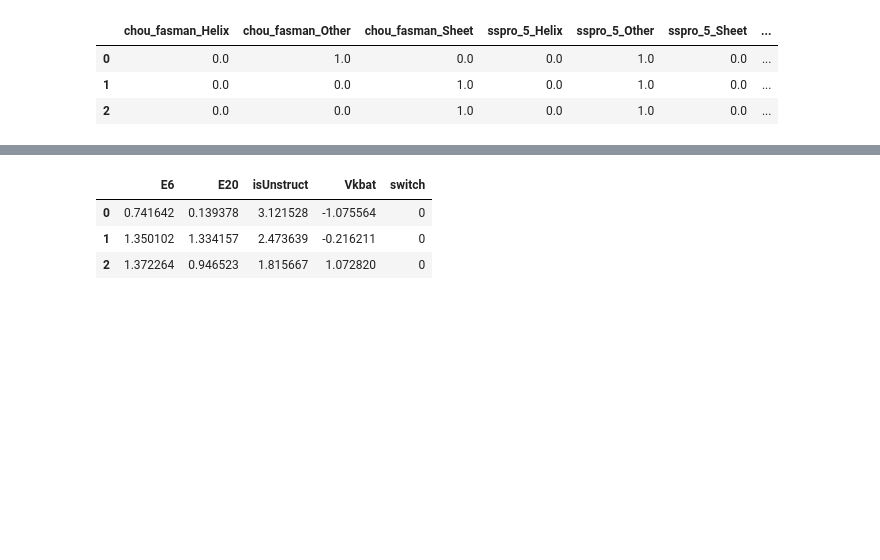
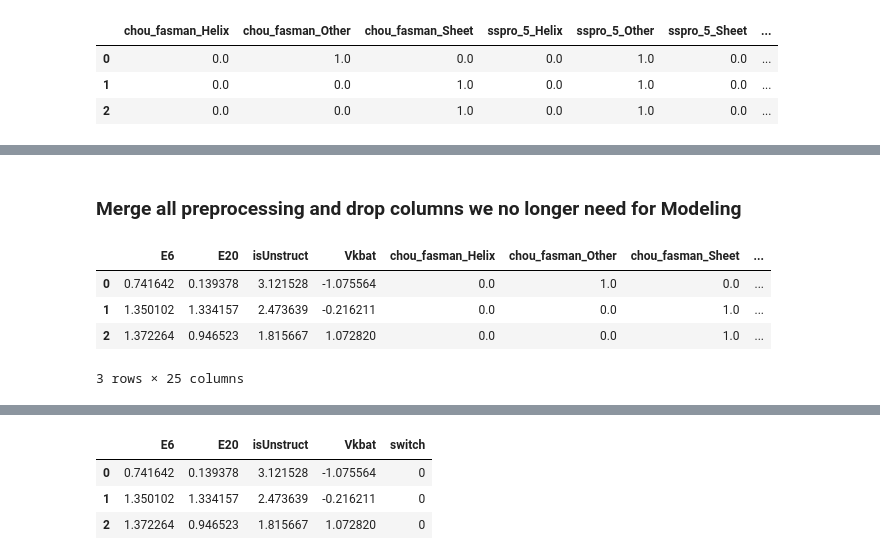
Before and after one commit to cristopher-d-delgado/research-LustigGroup-SJSU, a Jupyter notebook: modeling.ipynb, the cells around one changed output, grey strips where cells are left out. Saved outputs shown, nothing was run; the diff lists cells and outputs as text; code cells hidden in the pictures; blank space fills up the shorter version.

Commit message:
merged pre-processed data

```diff
--- a/modeling.ipynb
+++ b/modeling.ipynb
@@ -239,0 +242,13 @@ ohe_df.head(3)
+# %%
+# Initialize Ordinal encoder
+ord = OrdinalEncoder()
+
+# Encode Ordinal data which is Residue
+ord_features_array = ord.fit_transform(data2[["Residue"]])
+
+# View result
+print(ord_features_array)
+print(len(ord_features_array))
+
+feature_labels_ord = ord.categories_
+print(feature_labels_ord)
@@ -239,0 +266,3 @@ ohe_df.head(3)
+# %%
+feature_labels_ord = ord.get_feature_names_out(['Residue'])
+print(feature_labels_ord)
@@ -239,0 +271,3 @@ ohe_df.head(3)
+# %%
+ord_df = pd.DataFrame(ord_features_array, columns=feature_labels_ord, index=data2.index)
+ord_df.head(3)
@@ -239,0 +279,11 @@ ohe_df.head(3)
+# %%
+### Another oridinal column is the # of Homologues. Its already in numeric format we just need to scale it.
+ord_data = pd.concat([ord_df, data2["# homologues"]], axis=1)
+print(ord_data.isnull().sum())
+
+# Scale ordinal data
+ord_standard = scaler.fit_transform(ord_data)
+
+# Convert to dataframe
+standardized_ord_df = pd.DataFrame(ord_standard, columns=ord_data.columns, index=data2.index)
+standardized_ord_df.head(3)
@@ -239,0 +298,12 @@ ohe_df.head(3)
+# %% [markdown]
+### Merge all preprocessing and drop columns we no longer need for Modeling
+# %%
+# Merge all the preprocessed data and target
+merged_df = pd.concat([standardized_df, ohe_df, standardized_ord_df, data2['switch']], axis=1)
+merged_df.head(3)
+# %% [output]
+|  | E6 | E20 | isUnstruct | Vkbat | chou_fasman_Helix | chou_fasman_Other | chou_fasman_Sheet | ... |
+| 0 | 0.741642 | 0.139378 | 3.121528 | -1.075564 | 0.0 | 1.0 | 0.0 | ... |
+| 1 | 1.350102 | 1.334157 | 2.473639 | -0.216211 | 0.0 | 0.0 | 1.0 | ... |
+| 2 | 1.372264 | 0.946523 | 1.815667 | 1.072820 | 0.0 | 0.0 | 1.0 | ... |
+3 rows × 25 columns
```
Also changed, not shown: parts of 8 cells of this notebook.
